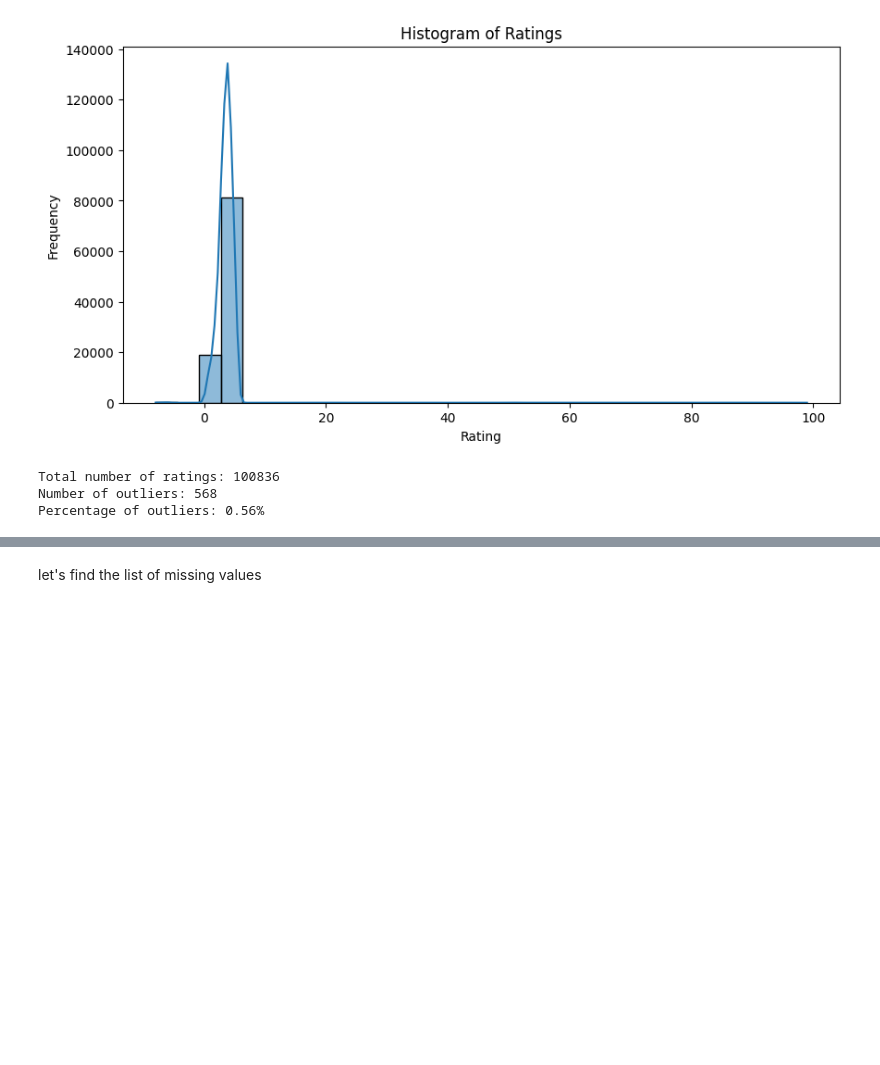
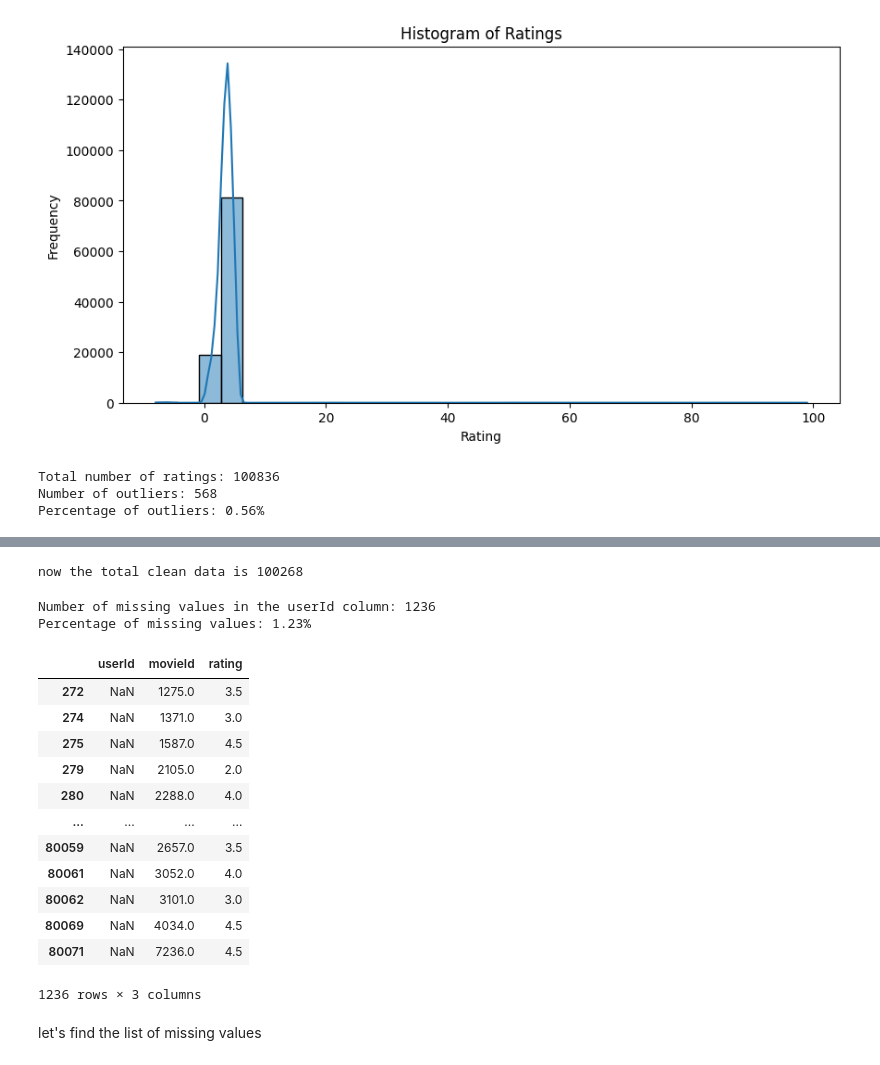
Before and after one commit to Nutdanai1221/Movie-Recommender-System, a Jupyter notebook: notebooks/movie-lens-recomendation.ipynb, the cells around one changed output, grey strips where cells are left out. Saved outputs shown, nothing was run; the diff lists cells and outputs as text; code cells hidden in the pictures; blank space fills up the shorter version.

```diff
--- a/notebooks/movie-lens-recomendation.ipynb
+++ b/notebooks/movie-lens-recomendation.ipynb
@@ -95,3 +105,37 @@ Percentage of outliers: 0.56%
+# %%
+cleaned_ratings = ratings[(ratings['rating'] >= 0) & (ratings['rating'] <= 5)]
+print(f'now the total clean data is {len(cleaned_ratings)}')
+# %% [output]
+now the total clean data is 100268
+# %%
+# Check for missing values in the userId column
+missing_userId = cleaned_ratings['userId'].isna().sum()
+
+# Calculate the percentage of missing values
+total_rows = cleaned_ratings.shape[0]
+percentage_missing = (missing_userId / total_rows) * 100
+
+print(f"Number of missing values in the userId column: {missing_userId}")
+print(f"Percentage of missing values: {percentage_missing:.2f}%")
+# %% [output]
+Number of missing values in the userId column: 1236
+Percentage of missing values: 1.23%
+# %%
+cleaned_ratings[cleaned_ratings['userId'].isna()]
+# %% [output]
+|  | userId | movieId | rating |
+| 272 | NaN | 1275.0 | 3.5 |
+| 274 | NaN | 1371.0 | 3.0 |
+| 275 | NaN | 1587.0 | 4.5 |
+| 279 | NaN | 2105.0 | 2.0 |
+| 280 | NaN | 2288.0 | 4.0 |
+| ... | ... | ... | ... |
+| 80059 | NaN | 2657.0 | 3.5 |
+| 80061 | NaN | 3052.0 | 4.0 |
+| 80062 | NaN | 3101.0 | 3.0 |
+| 80069 | NaN | 4034.0 | 4.5 |
+| 80071 | NaN | 7236.0 | 4.5 |
+1236 rows × 3 columns
 # %% [markdown]
 let's find the list of missing values
 # %%
```
Also changed, not shown: parts of 11 cells of this notebook.
